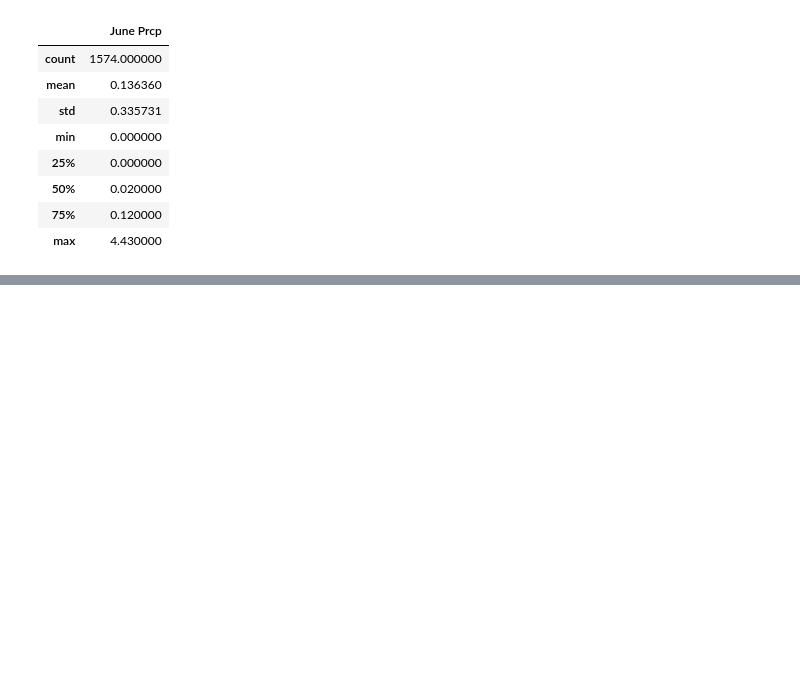
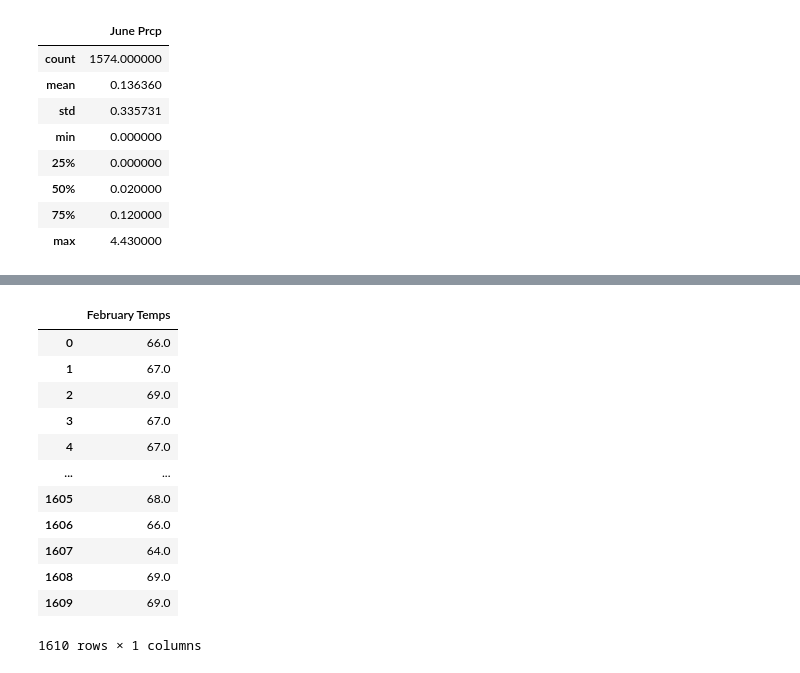
Before and after one commit to alexk9220/surfs_up, a Jupyter notebook: SurfsUp_Challenge.ipynb, the cells around one changed output, grey strips where cells are left out. Drawn from its saved outputs; the diff is of its cells as text; code cells hidden in the pictures; blank space fills up the shorter version.

```diff
--- a/SurfsUp_Challenge.ipynb
+++ b/SurfsUp_Challenge.ipynb
@@ -191,0 +224,19 @@ june_add_df.describe()
+# %%
+# Additional query for Feb and statistics
+results_feb_add = session.query(Measurement.tobs).filter(extract('month',Measurement.date) == "02").all()
+feb_add_df = pd.DataFrame(results_feb_add, columns=['February Temps'])
+feb_add_df
+# %% [output]
+|  | February Temps |
+| 0 | 66.0 |
+| 1 | 67.0 |
+| 2 | 69.0 |
+| 3 | 67.0 |
+| 4 | 67.0 |
+| ... | ... |
+| 1605 | 68.0 |
+| 1606 | 66.0 |
+| 1607 | 64.0 |
+| 1608 | 69.0 |
+| 1609 | 69.0 |
+1610 rows × 1 columns
```
Also changed, not shown: parts of 4 cells of this notebook.
